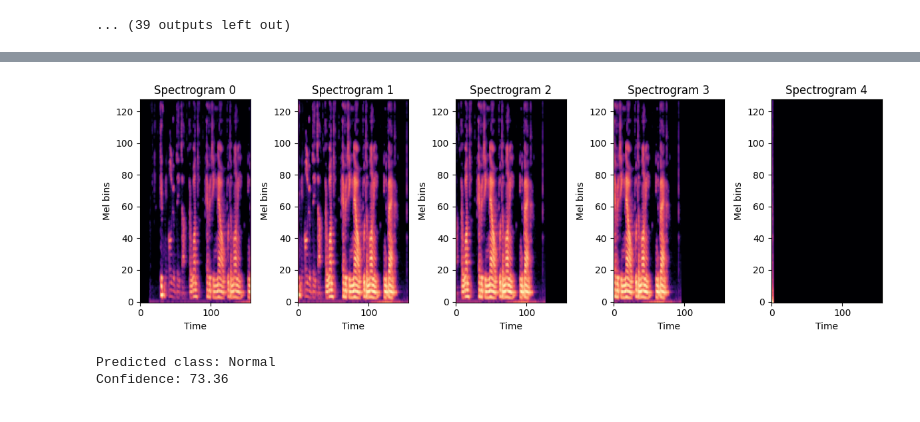
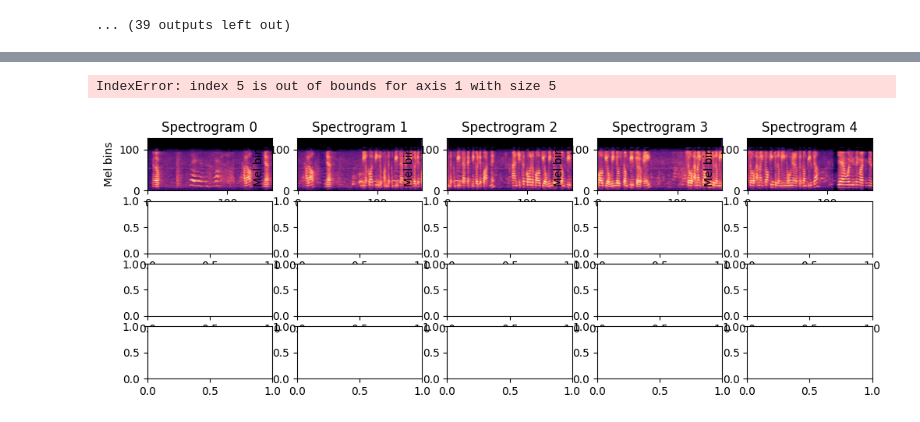
Before and after one commit to DragosMarinescu19/MaliciousCallDetection, a Jupyter notebook: Spectrograms.ipynb, the cells around one changed output, grey strips where cells are left out. Drawn from its saved outputs; the diff is of its cells as text; code cells hidden in the pictures.

Commit message:
Added new malicious audio

```diff
--- a/Spectrograms.ipynb
+++ b/Spectrograms.ipynb
@@ -656,6 +655,7 @@ def train_model(path: str,
 
   run.finish()
 # %%
+import math
 def predict_audio(model_path,file_path,device,sr=16000, n_mels=128,window_size=5.0,min_overlap=1.5):
   model = CNN()
   model.load_state_dict(torch.load(model_path, map_location=device))
@@ -679,8 +679,8 @@ def predict_audio(model_path,file_path,device,sr=16000, n_mels=128,window_size=5
     step = max(1, total_samples - window_size_samples)
   else:
     step = window_size_samples - min_overlap_samples
+  spectrograms=[]
 
-  spectrograms=[]
   for start in range(0, total_samples, step):
     audio_segment = audio[start : min(total_samples,start + window_size_samples)]
 
@@ -700,20 +700,25 @@ def predict_audio(model_path,file_path,device,sr=16000, n_mels=128,window_size=5
     tensor_mel = torch.tensor(log_mel,dtype=torch.float32).unsqueeze(0).unsqueeze(0) # shape: [1, 1, n_mels, time]
     spectrograms.append(tensor_mel)
 
-  fig, axes = plt.subplots(1, len(spectrograms), figsize=(12,4),squeeze=False)
+  fig, axes = plt.subplots(math.ceil(len(spectrograms)/5), 5, figsize=(20,8))
+  axes=axes.flatten()
 
   for idx, tensor in enumerate(spectrograms):
 
     mel = tensor.squeeze(0).squeeze(0).cpu().numpy()   # (128,157)
+    axes[idx].imshow(
+        mel,
+        origin='lower',
+        aspect='auto',
+        cmap='magma'
+    )
 
-    ax = axes[0, idx]
-    im = ax.imshow(mel, origin='lower', aspect='auto', cmap='magma')
-    ax.set_title(f"Spectrogram {idx}")
-    ax.set_xlabel("Time")
-    ax.set_ylabel("Mel bins")
-
+    axes[idx].set_title(f"Spectrogram {idx}")
+    axes[idx].set_xlabel("Time")
+    axes[idx].set_ylabel("Mel bins")
   plt.tight_layout()
   plt.show()
+
   with torch.no_grad():
     predicted=0
     total_probs=[]
@@ -736,18 +741,17 @@ def predict_audio(model_path,file_path,device,sr=16000, n_mels=128,window_size=5
 # %%
 #import sounddevice as sd for audio recording
 from scipy.io.wavfile import write
 import os
 import librosa
 import torch
 import numpy as np
 import torch
 
 device = torch.device("cuda" if torch.cuda.is_available() else "cpu")
 model_path="/content/drive/MyDrive/MaliciousCallDetection/models/malicious_call_detector_v6_best.pt"
-file_path = "/content/drive/MyDrive/MaliciousCallDetection/records/malicious_2.wav"
+file_path = "/content/drive/MyDrive/MaliciousCallDetection/records/Microsoft Support Call Scam Audio Recording [Spr6FIslC-8].wav"
 
 predict_audio(model_path,file_path,device)
 # %% [output]
+IndexError: index 5 is out of bounds for axis 1 with size 5
-[figure, old version]
+[figure, new version]
-Predicted class: Normal
-Confidence: 73.36
```
Also changed, not shown: parts of 3 cells of this notebook.
